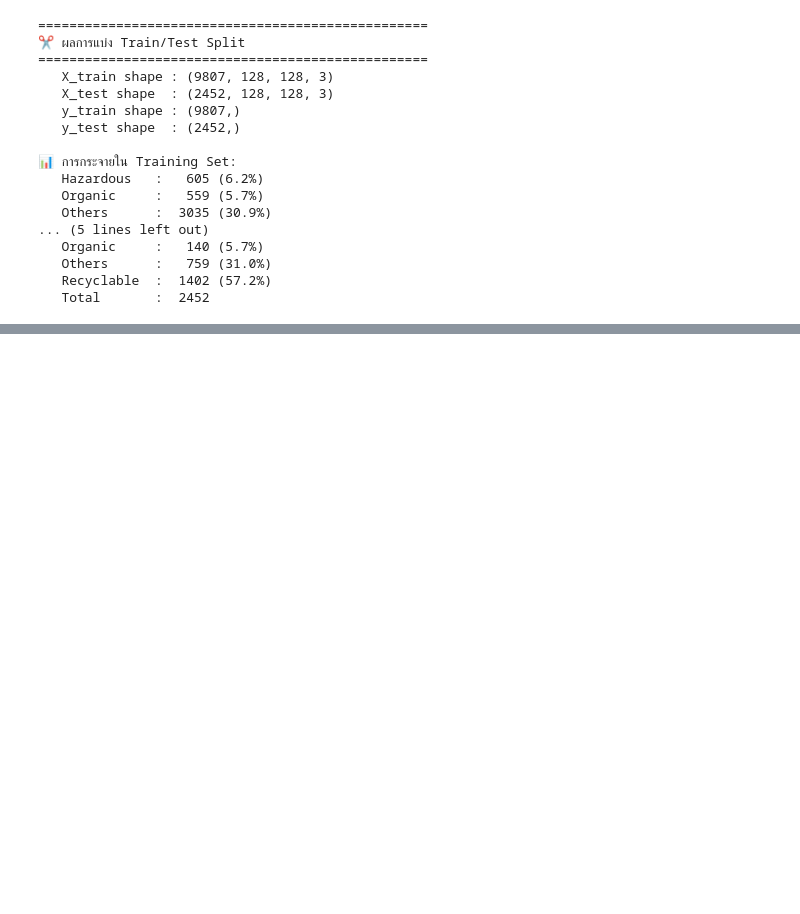
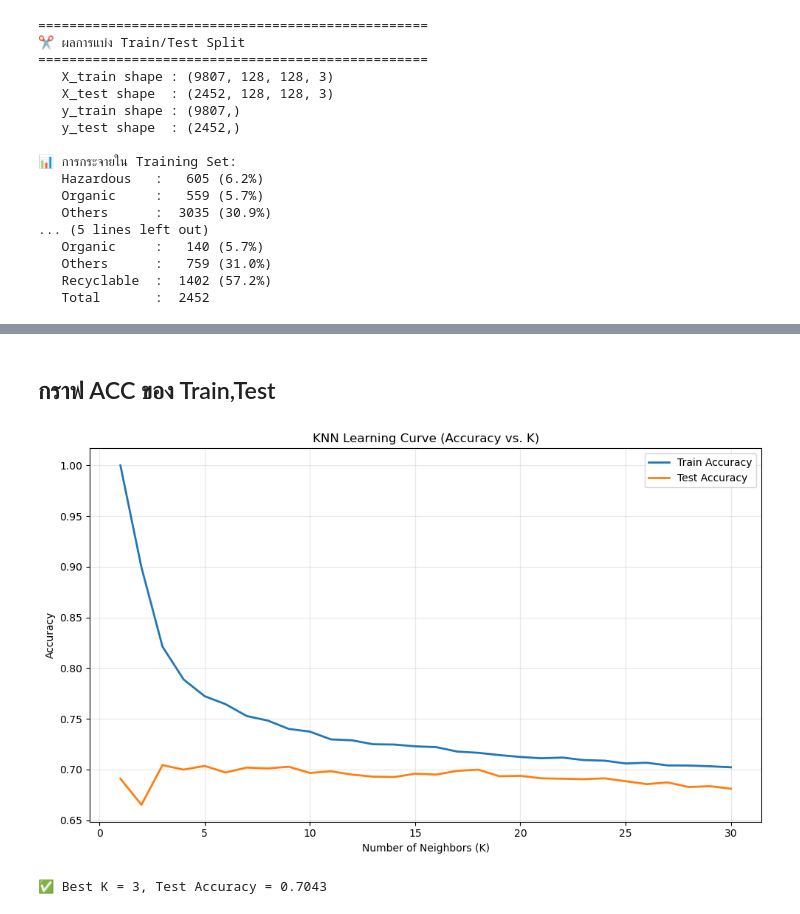
Before and after one commit to K400000/Garbage-Type-Detected, a Jupyter notebook: data_preparation.ipynb, the cells around one changed output, grey strips where cells are left out. Saved outputs shown, nothing was run; the diff lists cells and outputs as text; code cells hidden in the pictures; blank space fills up the shorter version.

```diff
--- a/data_preparation.ipynb
+++ b/data_preparation.ipynb
@@ -448,0 +468,11 @@ print(f"   {'Total':<12}: {len(y_test):>5}")
+# %%
+from sklearn.neighbors import KNeighborsClassifier
+from sklearn.metrics import accuracy_score, classification_report
+
+knn = KNeighborsClassifier(n_neighbors=5)
+knn.fit(X_train_pca, y_train)
+
+y_pred_knn = knn.predict(X_test_pca)
+print(f"KNN Accuracy: {accuracy_score(y_test, y_pred_knn):.4f}")
+print(classification_report(y_test, y_pred_knn,
+      target_names=['Hazardous','Organic','Others','Recyclable']))
@@ -448,0 +491,33 @@ print(f"   {'Total':<12}: {len(y_test):>5}")
+# %% [markdown]
+##  กราฟ ACC ของ Train,Test
+# %%
+from sklearn.neighbors import KNeighborsClassifier
+from sklearn.metrics import accuracy_score
+
+k_range = range(1, 31)
+train_accs = []
+test_accs = []
+
+for k in k_range:
+    knn_temp = KNeighborsClassifier(n_neighbors=k)
+    knn_temp.fit(X_train_pca, y_train)
+    train_accs.append(accuracy_score(y_train, knn_temp.predict(X_train_pca)))
+    test_accs.append(accuracy_score(y_test, knn_temp.predict(X_test_pca)))
+
+plt.figure(figsize=(10, 6))
+plt.plot(k_range, train_accs, label='Train Accuracy', linewidth=2)
+plt.plot(k_range, test_accs, label='Test Accuracy', linewidth=2)
+plt.xlabel('Number of Neighbors (K)')
+plt.ylabel('Accuracy')
+plt.title('KNN Learning Curve (Accuracy vs. K)')
+plt.legend()
+plt.grid(alpha=0.3)
+plt.tight_layout()
+plt.savefig('knn_learning_curve.png', dpi=150)
+plt.show()
+
+best_k = list(k_range)[test_accs.index(max(test_accs))]
+print(f"✅ Best K = {best_k}, Test Accuracy = {max(test_accs):.4f}")
+# %% [output]
+[figure, added]
+✅ Best K = 3, Test Accuracy = 0.7043
```
Also changed, not shown: parts of 4 cells of this notebook, 4 other files.
